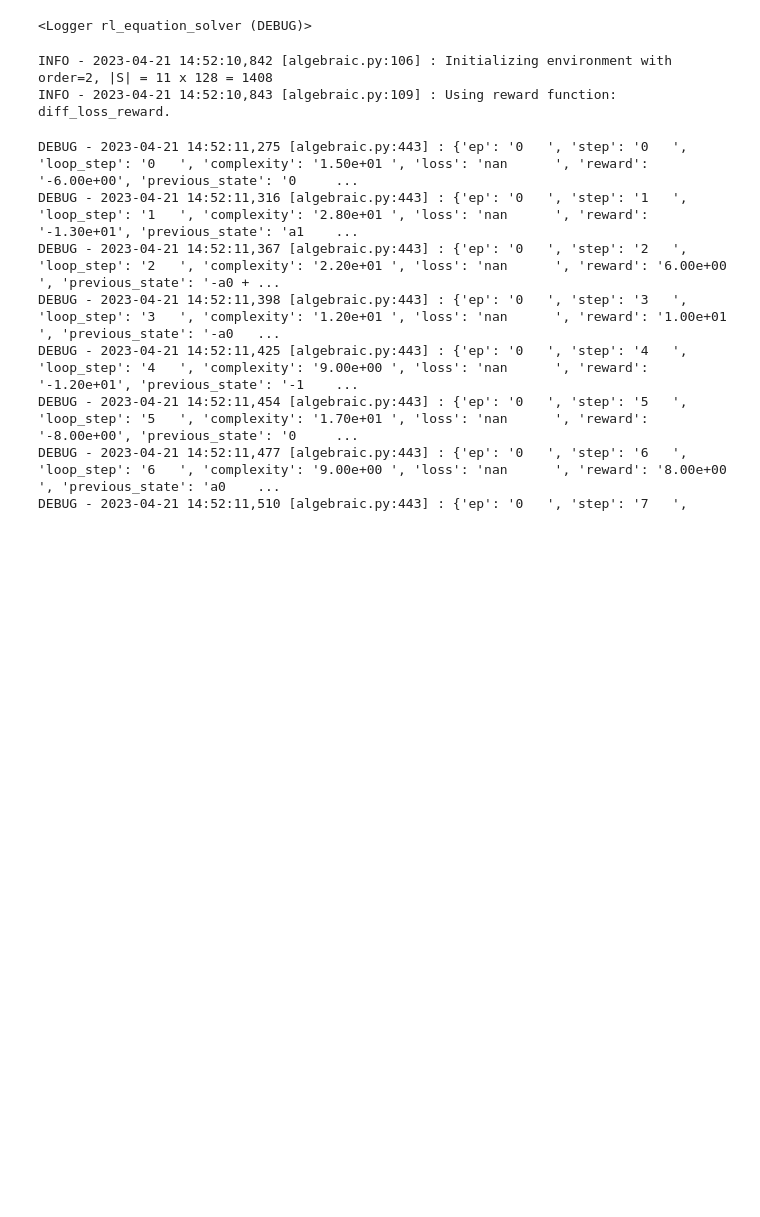
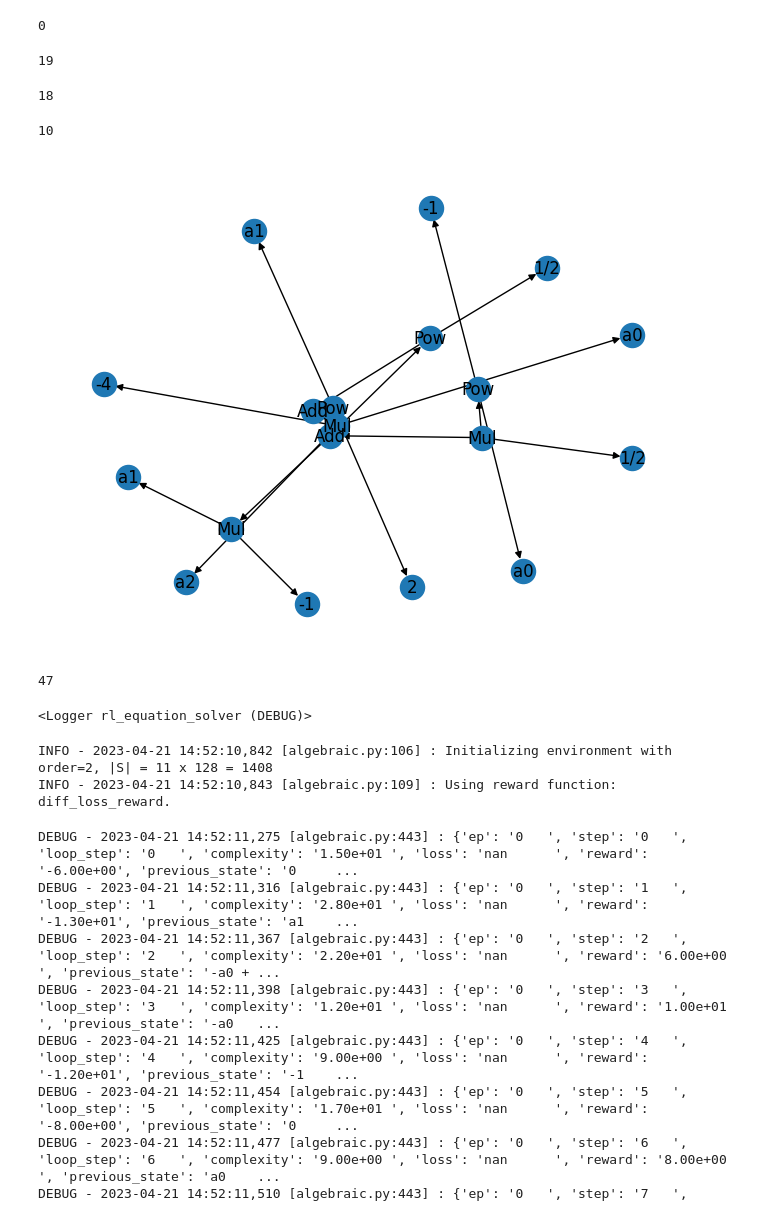
Before and after one commit to bnb32/RL-equation-solver, a Jupyter notebook: rl_equation_solver/dev/sandbox.ipynb, the cells around one changed output. Drawn from its saved outputs; the diff is of its cells as text; code cells hidden in the pictures; blank space fills up the shorter version.

```diff
--- a/rl_equation_solver/dev/sandbox.ipynb
+++ b/rl_equation_solver/dev/sandbox.ipynb
@@ -23,3 +23,5 @@ from sympy import symbols
 from rl_equation_solver.utilities.history import History
 import torch
 from sympy import parse_expr
+# %%
+a, b, c, x = symbols('a0 a1 a2 x')
@@ -25,0 +30,4 @@ from sympy import parse_expr
+# %%
+expr = -b/a
+# %%
+env = Env(order=3)
@@ -26,3 +46,32 @@ from sympy import parse_expr
+# %%
+state_graph = utilities.to_graph(expr, env.feature_dict)
+n_nodes = state_graph.number_of_nodes()
+n_edges = state_graph.number_of_edges()
+nums = env.get_expr_number_count(expr)
+# %%
+env.get_solution_complexity(expr)
+# %% [output]
+0
+# %%
+n_nodes
+# %% [output]
+19
+# %%
+n_edges
+# %% [output]
+18
+# %%
+nums
+# %% [output]
+10
+# %%
+nx.draw(state_graph, labels={k:state_graph.nodes[k]['name'] for k in range(len(state_graph.nodes))})
+# %% [output]
+[figure, added]
+# %%
+env.get_expression_complexity(expr)
+# %% [output]
+47
 # %%
 # plot reward distribution
 def plot_reward_dist(env):
```
Also changed, not shown: parts of 5 cells of this notebook, 11 other files.
